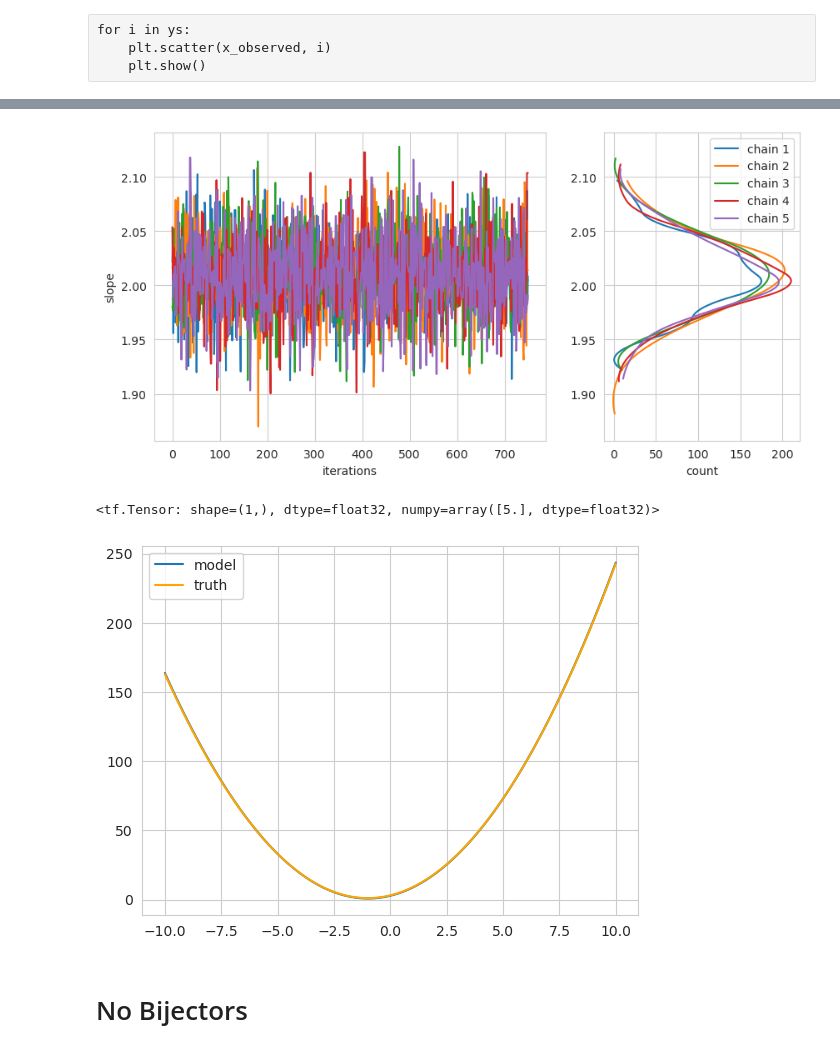
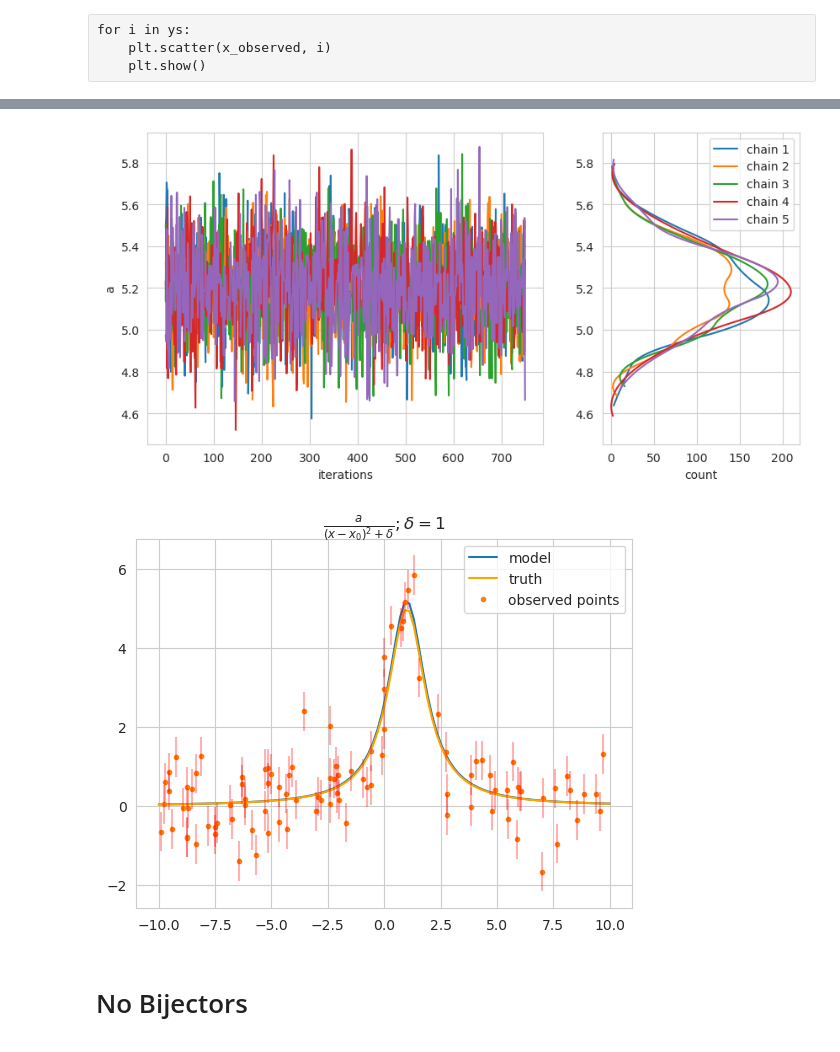
Before and after one commit to mtamar/linear_glens, a Jupyter notebook: line_fit_marcos.ipynb, the cells around one changed output, grey strips where cells are left out. Drawn from its saved outputs; the diff is of its cells as text; code cells hidden in the pictures.

```diff
--- a/line_fit_marcos.ipynb
+++ b/line_fit_marcos.ipynb
@@ -265,13 +264,13 @@ class ModellingSequence():
     def log_prob(self, x_observed, y_observed,  z, svi=False):
 
         x = self.bij.forward(z)
-        m,b,c = x['m'], x['b'], x['c']
-        # m,b = x['slope'], x['y_intercept']
+        # m,b,c = x['m'], x['b'], x['c']
+        m,b = x['a'], x['x_o']
 
 
 
-        y_model = tf.reshape(line_model(x_observed, (m,b,c)), (num_points, -1))
-        # y_model = tf.reshape(line_model(x_observed, (m,b)), (num_points, -1))
+        # y_model = tf.reshape(line_model(x_observed, (m,b,c)), (num_points, -1))
+        y_model = tf.reshape(line_model(x_observed, (m,b)), (num_points, -1))
         y_model = tf.reshape(y_model, (len(m), num_points))
         errs = tf.constant(err, shape=(len(m), num_points), dtype='float32')
 
@@ -486,18 +481,18 @@ q_z, losses = fitter.SVI(optimizer=optimizer, start=start, num_steps=1500, n_vi=
 # %%
-truth = [[{'m':2, 'b': 3, 'c':4}]]
-# truth = [[{'slope':2, 'y_intercept': -3}]]
+# truth = [[{'m':2, 'b': 3, 'c':4}]]
+truth = [[{'a':5, 'x_o': 1}]]
 
 
+# get_samples = lambda x: tf.convert_to_tensor([
+#     x[0][0]['m'],
+#     x[0][0]['b'],
+#     x[0][0]['c'],
+# ])
+
 get_samples = lambda x: tf.convert_to_tensor([
-    x[0][0]['m'],
-    x[0][0]['b'],
-    x[0][0]['c'],
+    x[0][0]['a'],
+    x[0][0]['x_o'],
 ])
-
-# get_samples = lambda x: tf.convert_to_tensor([
-#     x[0][0]['slope'],
-#     x[0][0]['y_intercept'],
-# ])
 
 
 markers = get_samples(truth)
@@ -570,7 +583,7 @@ for i in range(5):
 
 
 ax2.figure.set_figwidth(10)
-ax2.set_ylabel('slope')
+ax2.set_ylabel('a')
 ax2.set_xlabel('iterations')
 
 ax1.set_xlabel('count')
@@ -587,29 +600,30 @@ plt.show()
 # plt.ylabel('y_intercept')
 # plt.show()
 # %% [output]
-[figure, old version]
+[figure, new version]
 # %%
-best_a = np.median(phys_samples.reshape(3,-1).T[:,0])
-best_x_o = np.median(phys_samples.reshape(3,-1).T[:,1])
-best_c = np.median(phys_samples.reshape(3, -1).T[:,2])
+best_a = np.median(phys_samples.reshape(2,-1).T[:,0])
+best_x_o = np.median(phys_samples.reshape(2,-1).T[:,1])
+# best_c = np.median(phys_samples.reshape(3, -1).T[:,2])
 
 best_a = tf.cast(tf.constant([best_a]),tf.float32)
 best_x_o = tf.cast(tf.constant([best_x_o]),tf.float32)
-best_c = tf.cast(tf.constant([best_c]), tf.float32)
+# best_c = tf.cast(tf.constant([best_c]), tf.float32)
 
 x_test = tf.cast(tf.constant(np.linspace(-10,10, 100)), tf.float32)
 
-y_test = line_model(x_test, (best_a, best_x_o,best_c))
+y_test = line_model(x_test, (best_a, best_x_o))
-# %%
-a
-# %% [output]
-<tf.Tensor: shape=(1,), dtype=float32, numpy=array([5.], dtype=float32)>
 # %%
 plt.plot(x_test, tf.squeeze(y_test), label='model')
-plt.plot(xs, tf.reshape(line_model(xs, (m,b, c)),(num_points)), color = 'orange', label='truth')
+plt.plot(xs, tf.reshape(line_model(xs, (a,x_o)),(num_points)), color = 'orange', label='truth')
+plt.plot(x_observed, y_observed, '.', label='observed points')
+plt.errorbar(x_observed, y_observed, yerr = err, marker = 's', fmt = 'None', ecolor = 'red', alpha = 0.3)
+
+plt.title(r'$\frac{a}{(x-x_0)^2 + \delta}; \delta=1$')
 plt.legend()
+plt.savefig('modvtru')
 plt.show()
 # %% [output]
-[figure, old version]
+[figure, new version]
 # %% [markdown]
 # No Bijectors
```
Also changed, not shown: parts of 25 cells of this notebook.
